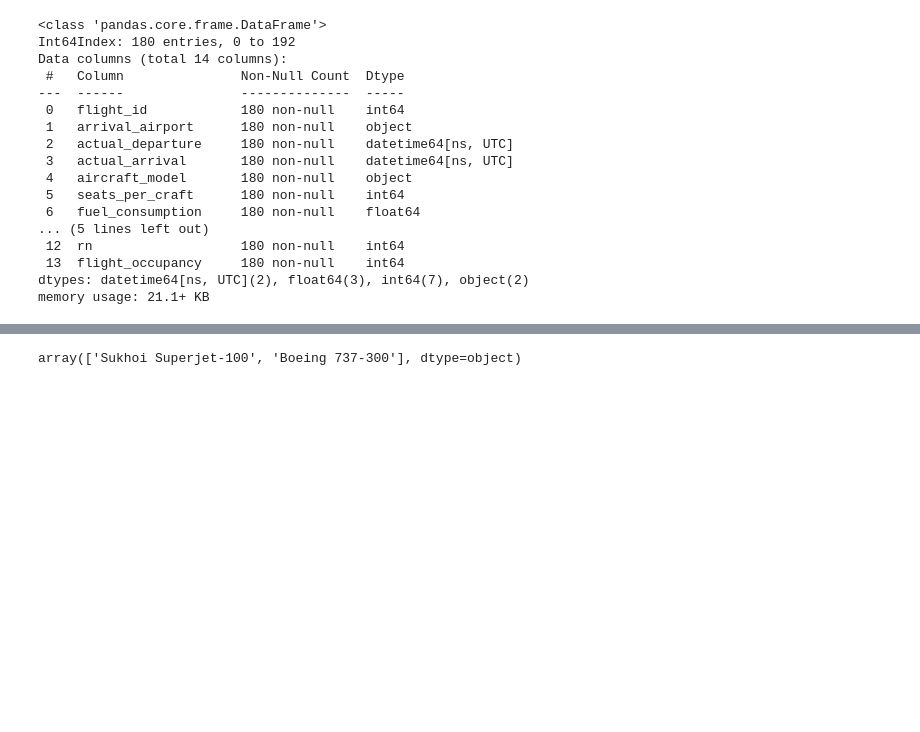
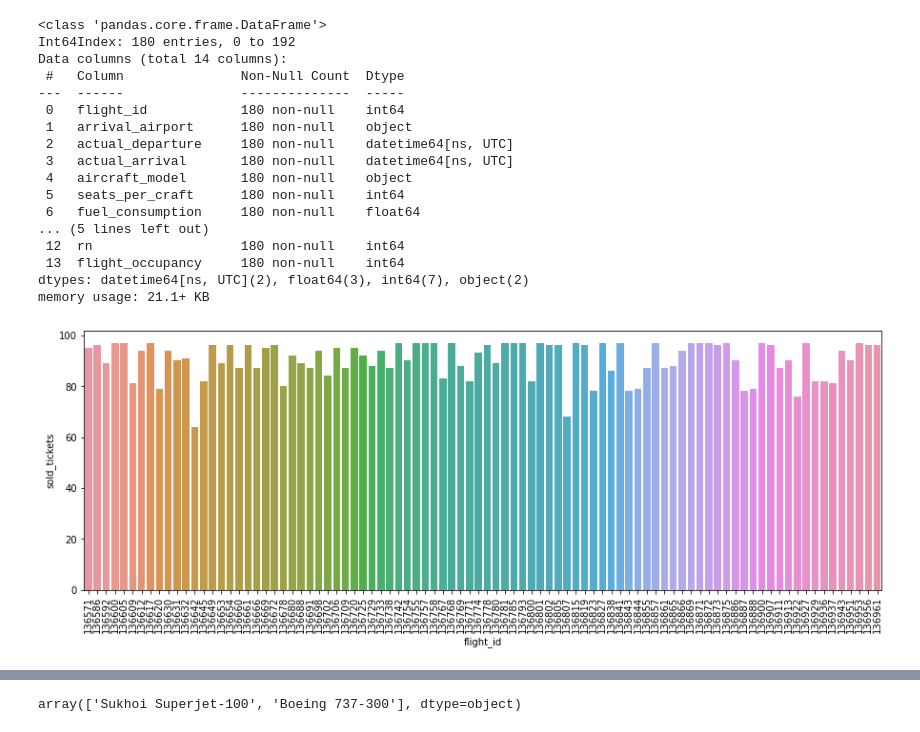
Before and after one commit to MichaelDockers/skillfactory_rds, a Jupyter notebook: module_4/modul_4_flights_analize.ipynb, the cells around one changed output, grey strips where cells are left out. Cells and saved outputs as stored; diff of their text form; code cells hidden in the pictures; blank space fills up the shorter version.

```diff
--- a/module_4/modul_4_flights_analize.ipynb
+++ b/module_4/modul_4_flights_analize.ipynb
@@ -32,3 +34,10 @@ Data columns (total 14 columns):
  13  flight_occupancy     180 non-null    int64
 dtypes: datetime64[ns, UTC](2), float64(3), int64(7), object(2)
 memory usage: 21.1+ KB
+# %%
+plt.rcParams['figure.figsize'] = (15,5)
+plt.xticks(rotation=90)
+sns.barplot(x='flight_id', y='sold_tickets', data=data[data['arrival_airport'].isin(['EGO'])])
+plt.show()
+# %% [output]
+[figure, added]
```
Also changed, not shown: parts of 6 cells of this notebook.
